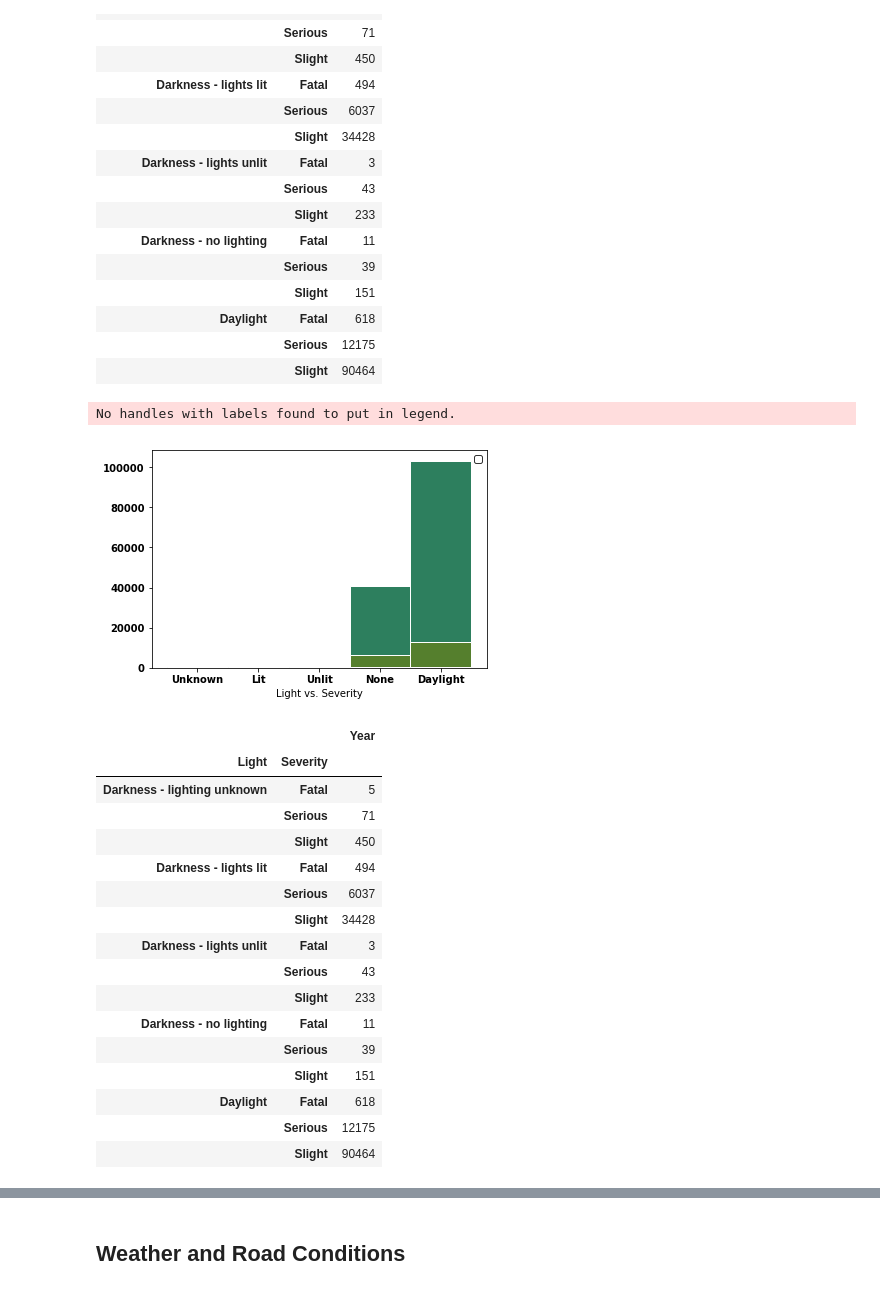
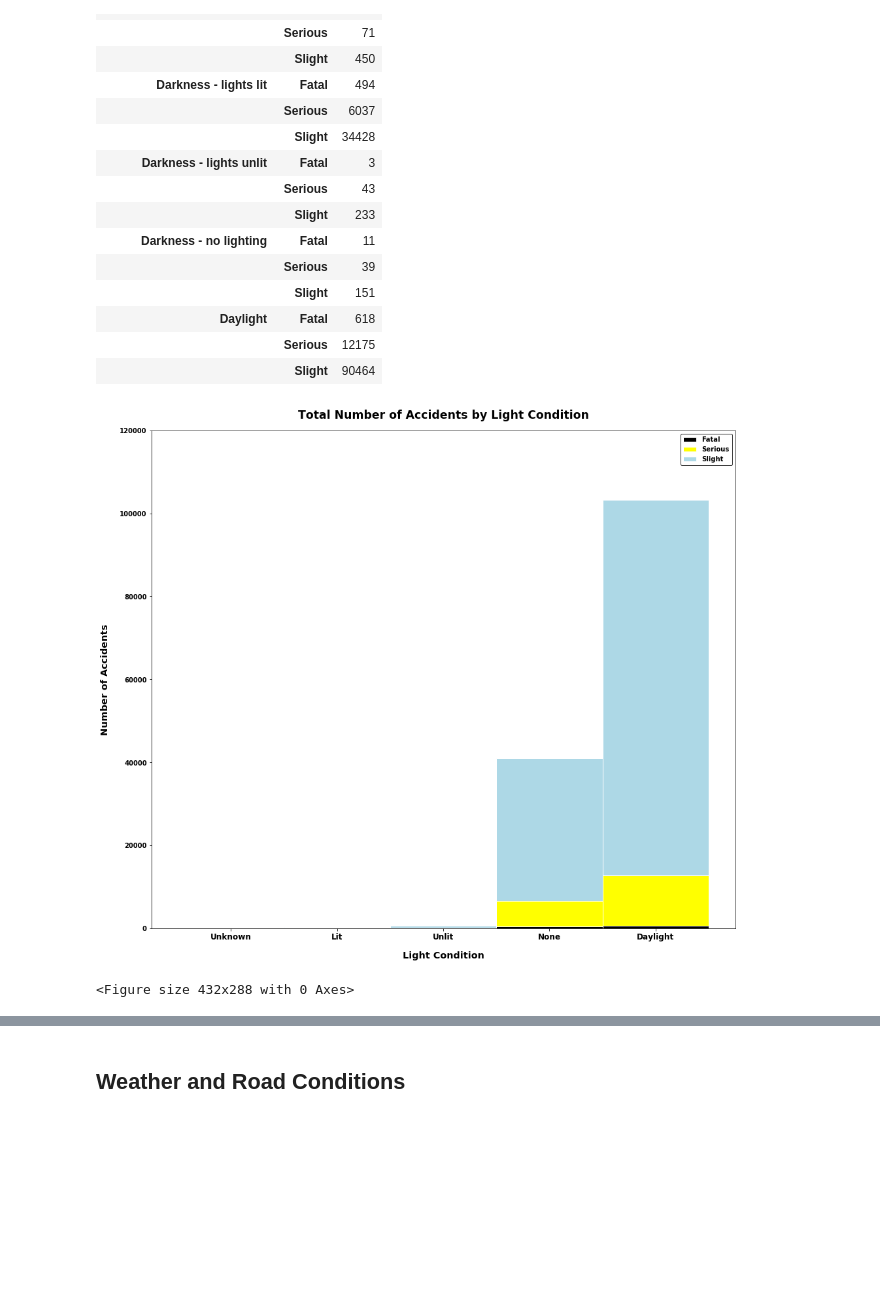
Before and after one commit to bailatrix/London-Traffic-Trends, a Jupyter notebook: main.ipynb, the cells around one changed output, grey strips where cells are left out. Cells and saved outputs as stored; diff of their text form; code cells hidden in the pictures; blank space fills up the shorter version.

```diff
--- a/main.ipynb
+++ b/main.ipynb
@@ -597,64 +463,47 @@ light_df
 # %%
 # Stacked bar chart
 # y-axis in bold
 rc('font', weight='bold')
 
 # Values of each group
 bars1_fatal = [3, 5, 11, 494, 618]
 bars2_serious = [39, 43, 71, 6037, 12175]
 bars3_slight = [151, 233, 450, 34428, 90464]
 
 # Heights of bars1 + bars2
 bars = np.add(bars1_fatal, bars2_serious).tolist()
 
 # The position of the bars on the x-axis
 r = [0,1,2,3,4]
 
 # Names of group and bar width
 names = ['Unknown','Lit','Unlit','None','Daylight']
 barWidth = 1
 
-# Create brown bars
-plt.bar(r, bars1_fatal, color='#7f6d5f', edgecolor='white', width=barWidth)
-# Create green bars (middle), on top of the firs ones
-plt.bar(r, bars2_serious, bottom=bars1_fatal, color='#557f2d', edgecolor='white', width=barWidth)
-# Create green bars (top)
-plt.bar(r, bars3_slight, bottom=bars, color='#2d7f5e', edgecolor='white', width=barWidth)
+# Create fatal/black bars
+plt.bar(r, bars1_fatal, label="Fatal", color='black', edgecolor='white', width=barWidth)
+# Create serious/yellow bars (middle), on top of the firs ones
+plt.bar(r, bars2_serious, bottom=bars1_fatal, label="Serious", color='yellow', edgecolor='white', width=barWidth)
+# Create slight/lightblue bars (top)
+plt.bar(r, bars3_slight, bottom=bars, label="Slight", color='lightblue', edgecolor='white', width=barWidth)
 
-# Custom X axis
-plt.xticks(r, names, fontweight='bold')
-plt.xlabel("Light vs. Severity")
+# setup limits
+plt.xticks(r, names, fontweight='bold', fontsize='large' )
+plt.ylim( 0, 120000, 10000 )
 
-# Show graphic
-plt.legend(loc ='upper right', frameon = True, edgecolor = 'black')
+# setup labels
+plt.title( "Total Number of Accidents by Light Condition", pad=18,
+          fontdict={'fontweight': 'bold', 'fontsize': 'xx-large'} )
+plt.xlabel( "Light Condition", labelpad=15, fontweight='bold', fontsize='x-large' )
+plt.ylabel( "Number of Accidents", labelpad=15, fontweight='bold', fontsize='x-large' )
+
+# visualization of data
+plt.legend( loc ='upper right', frameon = True, edgecolor = 'black')
+plt.gcf().set_size_inches(16, 14)
 plt.show()
+
+# Save figure as .png
+plt.savefig( "./Visuals/light_vs_severity.png", bbox='tight')
 # %% [output]
+[figure, new version]
-No handles with labels found to put in legend.
+<Figure size 432x288 with 0 Axes>
-[figure, old version]
-# %%
-# pull above data - CHANGE data REFERENCE ( don't rewrite master copy of data )
-light_donut = df.groupby(['Severity', 'Light']).count()
-
-# Convert to DataFrame
-light_donut_df = pd.DataFrame( light )[['Year']]
-
-# Preview DataFrame
-light_donut_df
-# %% [output]
-|  |  | Year |
-| Light | Severity |  |
-| Darkness - lighting unknown | Fatal | 5 |
-|  | Serious | 71 |
-|  | Slight | 450 |
-| Darkness - lights lit | Fatal | 494 |
-|  | Serious | 6037 |
-|  | Slight | 34428 |
-| Darkness - lights unlit | Fatal | 3 |
-|  | Serious | 43 |
-|  | Slight | 233 |
-| Darkness - no lighting | Fatal | 11 |
-|  | Serious | 39 |
-|  | Slight | 151 |
-| Daylight | Fatal | 618 |
-|  | Serious | 12175 |
-|  | Slight | 90464 |
```
Also changed, not shown: parts of 37 cells of this notebook.
